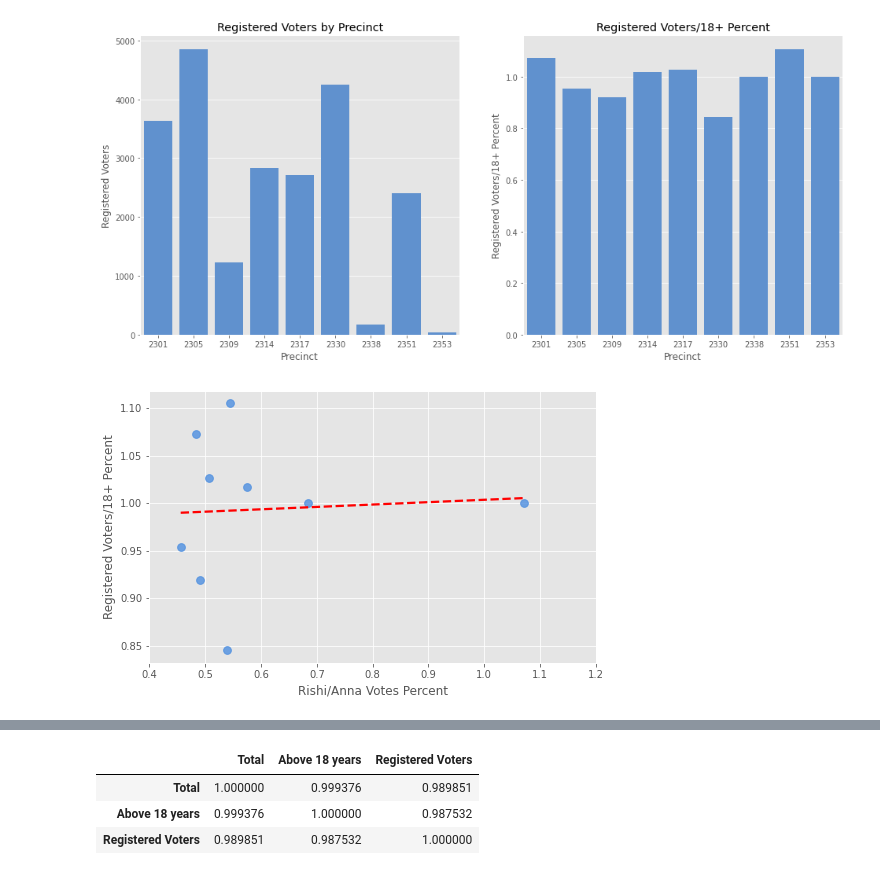
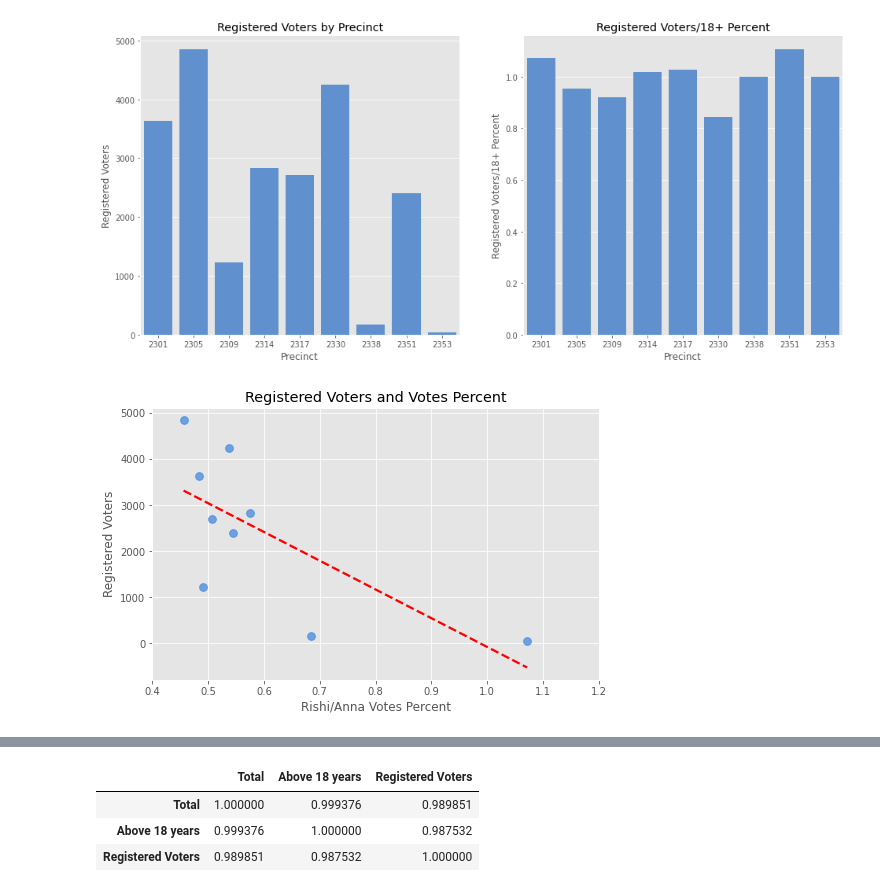
Before and after one commit to zrrddd/Los_Altos_Analysis, a Jupyter notebook: Main.ipynb, the cells around one changed output, grey strips where cells are left out. Saved outputs shown, nothing was run; the diff lists cells and outputs as text; code cells hidden in the pictures.

```diff
--- a/Main.ipynb
+++ b/Main.ipynb
@@ -410,9 +417,9 @@ ax[1].set_title("Registered Voters/18+ Percent");
 [figure]
 # %%
 fig, ax = plt.subplots(figsize=(8,5))
-sns.regplot(x="Rishi/Anna Votes Percent", y="Registered Voters/18+ Percent",data=df, ax=ax,
+sns.regplot(x="Rishi/Anna Votes Percent", y="Registered Voters",data=df, ax=ax,
             ci=False, scatter_kws={"s":60, 'color':"#4E8FE0"},
                 line_kws={"color":"red", "ls":"--"})
-ax.set(xlim=(0.4, 1.2));
+ax.set(xlim=(0.4, 1.2), title="Registered Voters and Votes Percent");
 # %% [output]
-[figure, old version]
+[figure, new version]
```
Also changed, not shown: parts of 6 cells of this notebook, 1 other file.
